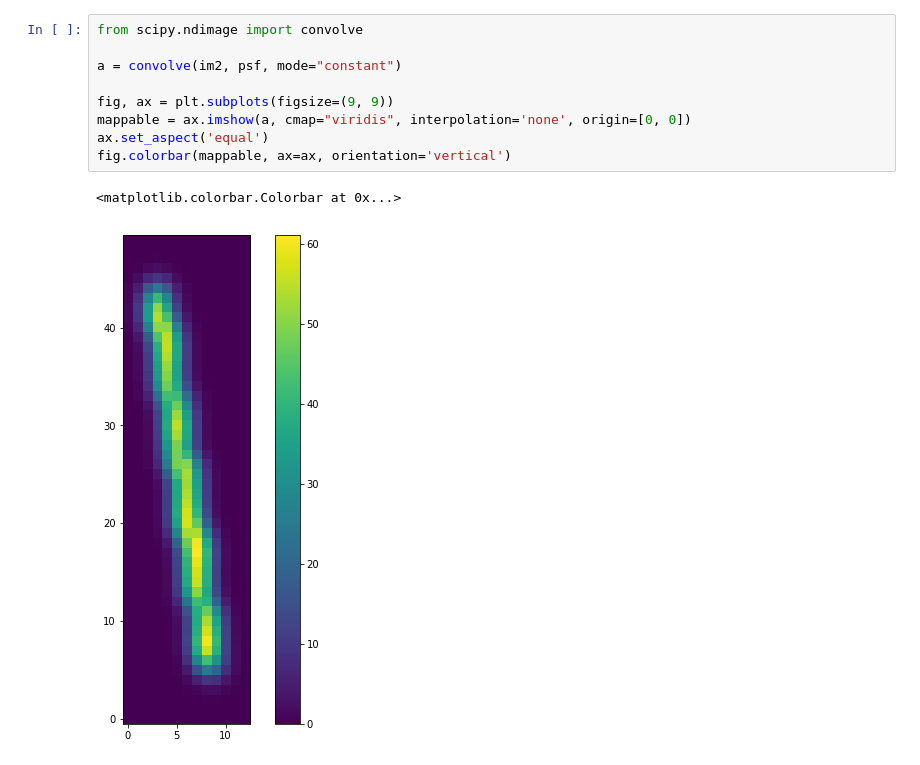
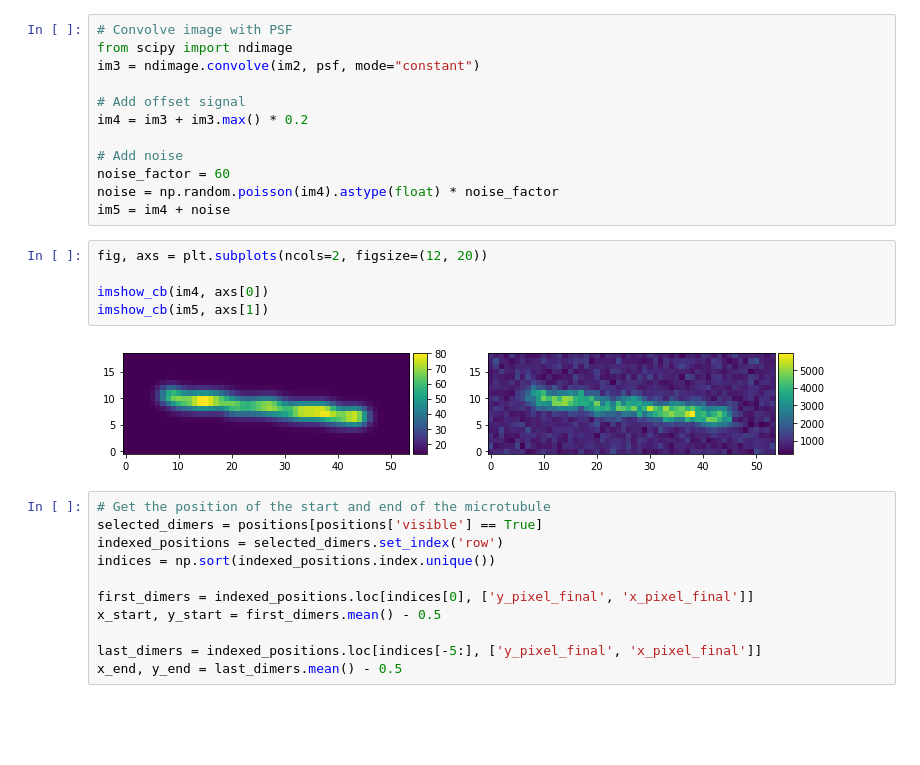
Before and after one commit to brouhardlab/anamic, a Jupyter notebook: notebooks/Simulate_Microscope_Images.ipynb, the cells around one changed output. Drawn from its saved outputs; the diff is of its cells as text; blank space fills up the shorter version.

```diff
--- a/notebooks/Simulate_Microscope_Images.ipynb
+++ b/notebooks/Simulate_Microscope_Images.ipynb
@@ -182,12 +192,30 @@ fig.colorbar(mappable, ax=ax, orientation='vertical')
-# %%
-from scipy.ndimage import convolve
-
-a = convolve(im2, psf, mode="constant")
-
-fig, ax = plt.subplots(figsize=(9, 9))
-mappable = ax.imshow(a, cmap="viridis", interpolation='none', origin=[0, 0])
-ax.set_aspect('equal')
-fig.colorbar(mappable, ax=ax, orientation='vertical')
-# %% [output]
-<matplotlib.colorbar.Colorbar at 0x...>
-[figure, removed]
+# %%
+# Convolve image with PSF
+from scipy import ndimage
+im3 = ndimage.convolve(im2, psf, mode="constant")
+
+# Add offset signal
+im4 = im3 + im3.max() * 0.2
+
+# Add noise
+noise_factor = 60
+noise = np.random.poisson(im4).astype(float) * noise_factor
+im5 = im4 + noise
+# %%
+fig, axs = plt.subplots(ncols=2, figsize=(12, 20))
+
+imshow_cb(im4, axs[0])
+imshow_cb(im5, axs[1])
+# %% [output]
+[figure, added]
+# %%
+# Get the position of the start and end of the microtubule
+selected_dimers = positions[positions['visible'] == True]
+indexed_positions = selected_dimers.set_index('row')
+indices = np.sort(indexed_positions.index.unique())
+
+first_dimers = indexed_positions.loc[indices[0], ['y_pixel_final', 'x_pixel_final']]
+x_start, y_start = first_dimers.mean() - 0.5
+
+last_dimers = indexed_positions.loc[indices[-5:], ['y_pixel_final', 'x_pixel_final']]
+x_end, y_end = last_dimers.mean() - 0.5
```
Also changed, not shown: parts of 15 cells of this notebook, 1 other file.
